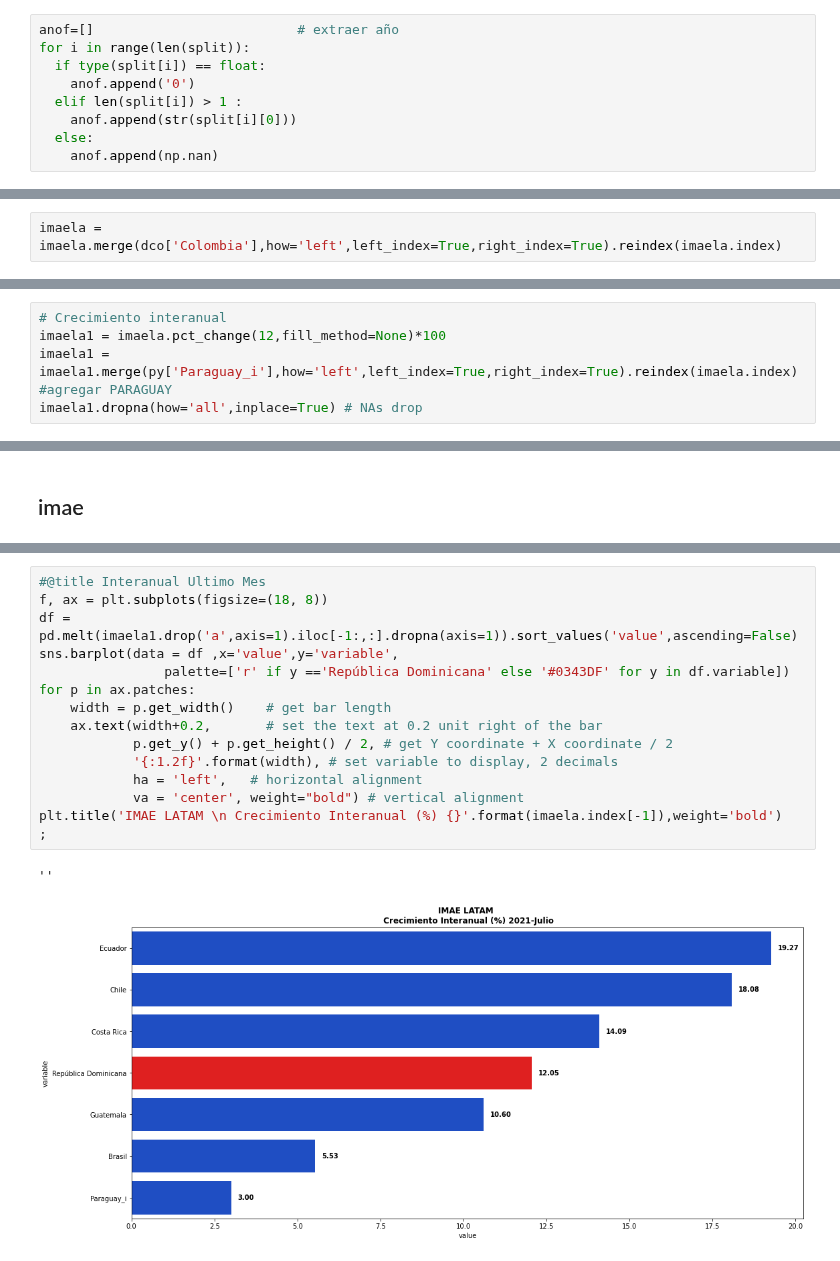
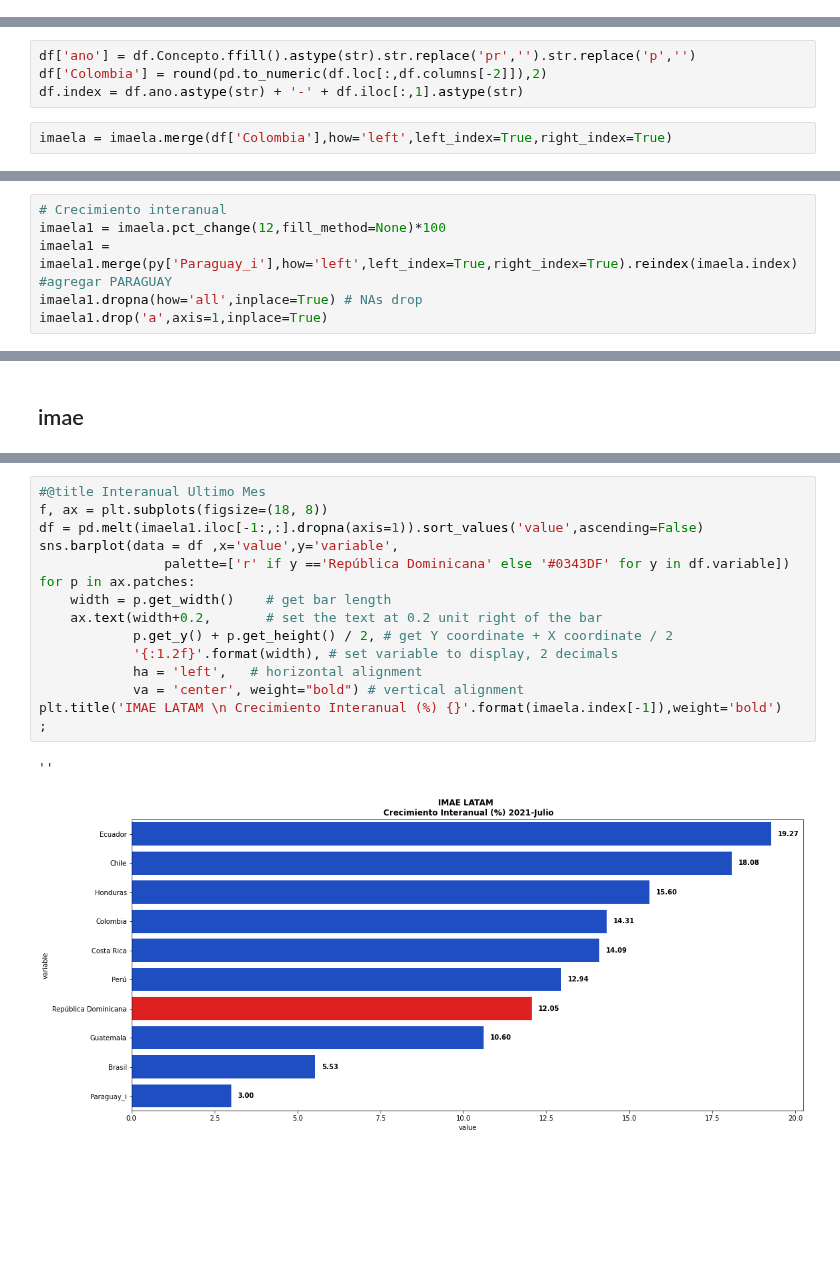
Before and after one commit to samyff12/LATAM, a Jupyter notebook: IMAE_LATAM.ipynb, the cells around one changed output, grey strips where cells are left out. Drawn from its saved outputs; the diff is of its cells as text; blank space fills up the shorter version.

```diff
--- a/IMAE_LATAM.ipynb
+++ b/IMAE_LATAM.ipynb
@@ -375,9 +397,0 @@ for i in range(len(split)):
-# %%
-anof=[]                          # extraer año
-for i in range(len(split)):
-  if type(split[i]) == float:
-    anof.append('0')
-  elif len(split[i]) > 1 :
-    anof.append(str(split[i][0]))
-  else:
-    anof.append(np.nan)
@@ -389,2 +398,6 @@ dco.index = dco['ano'] + '-' + dco['mes'] # creamos indice
+# %%
+df['ano'] = df.Concepto.ffill().astype(str).str.replace('pr','').str.replace('p','')
+df['Colombia'] = round(pd.to_numeric(df.loc[:,df.columns[-2]]),2)
+df.index = df.ano.astype(str) + '-' + df.iloc[:,1].astype(str)
 # %%
-imaela = imaela.merge(dco['Colombia'],how='left',left_index=True,right_index=True).reindex(imaela.index)
+imaela = imaela.merge(df['Colombia'],how='left',left_index=True,right_index=True)
@@ -466,6 +501,7 @@ imaela = imaela.apply(pd.to_numeric)
 imaela1 = imaela.pct_change(12,fill_method=None)*100
 imaela1 = imaela1.merge(py['Paraguay_i'],how='left',left_index=True,right_index=True).reindex(imaela.index) #agregar PARAGUAY
 imaela1.dropna(how='all',inplace=True) # NAs drop
+imaela1.drop('a',axis=1,inplace=True)
 # %%
 # Crecimiento acumulado interanual
 imaela2 = imaela.groupby('a').cumsum().pct_change(12,fill_method=None)*100
@@ -530,21 +587,21 @@ plt.title('IMAE LATAM \n Crecimiento Acumulado Interanual (%) a {}'.format(imael
 # %%
 #@title Interanual Ultimo Mes
 f, ax = plt.subplots(figsize=(18, 8))
-df = pd.melt(imaela1.drop('a',axis=1).iloc[-1:,:].dropna(axis=1)).sort_values('value',ascending=False)
+df = pd.melt(imaela1.iloc[-1:,:].dropna(axis=1)).sort_values('value',ascending=False)
 sns.barplot(data = df ,x='value',y='variable',
                 palette=['r' if y =='República Dominicana' else '#0343DF' for y in df.variable])
 for p in ax.patches:
     width = p.get_width()    # get bar length
     ax.text(width+0.2,       # set the text at 0.2 unit right of the bar
             p.get_y() + p.get_height() / 2, # get Y coordinate + X coordinate / 2
             '{:1.2f}'.format(width), # set variable to display, 2 decimals
             ha = 'left',   # horizontal alignment
             va = 'center', weight="bold") # vertical alignment
 plt.title('IMAE LATAM \n Crecimiento Interanual (%) {}'.format(imaela.index[-1]),weight='bold')
 ;
 # %% [output]
 ''
-[figure, old version]
+[figure, new version]
 # %%
 #@title Acumulado Interanual Ultimo Mes
 f, ax = plt.subplots(figsize=(18, 8))
```
Also changed, not shown: parts of 35 cells of this notebook.
